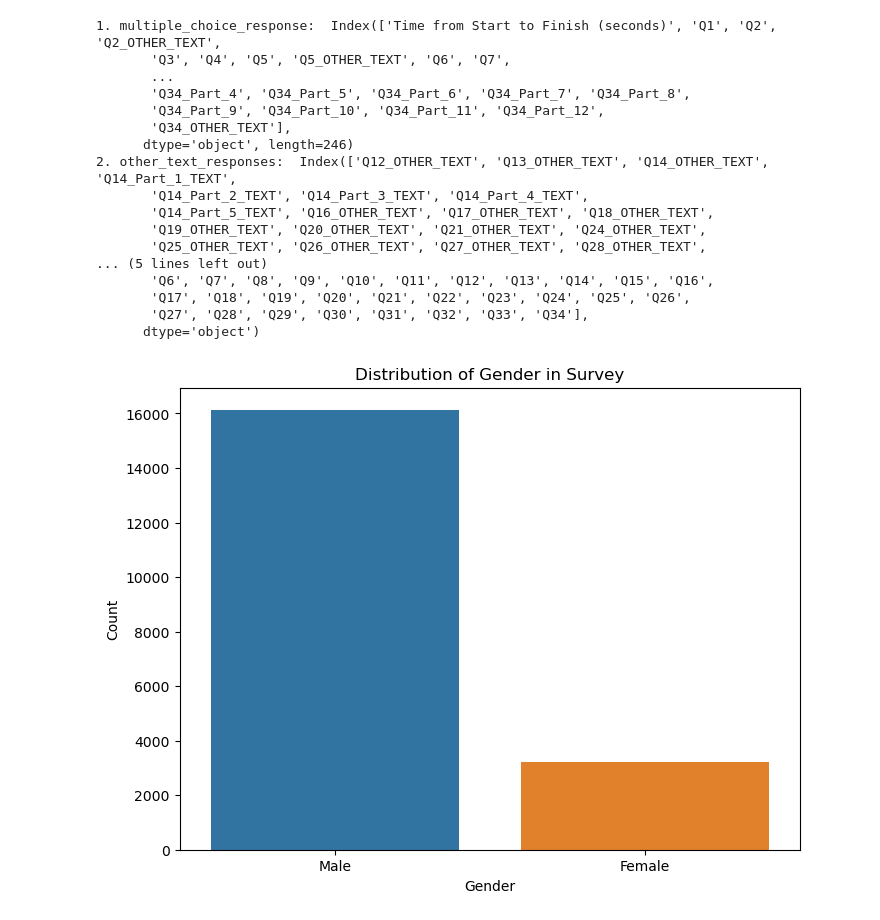
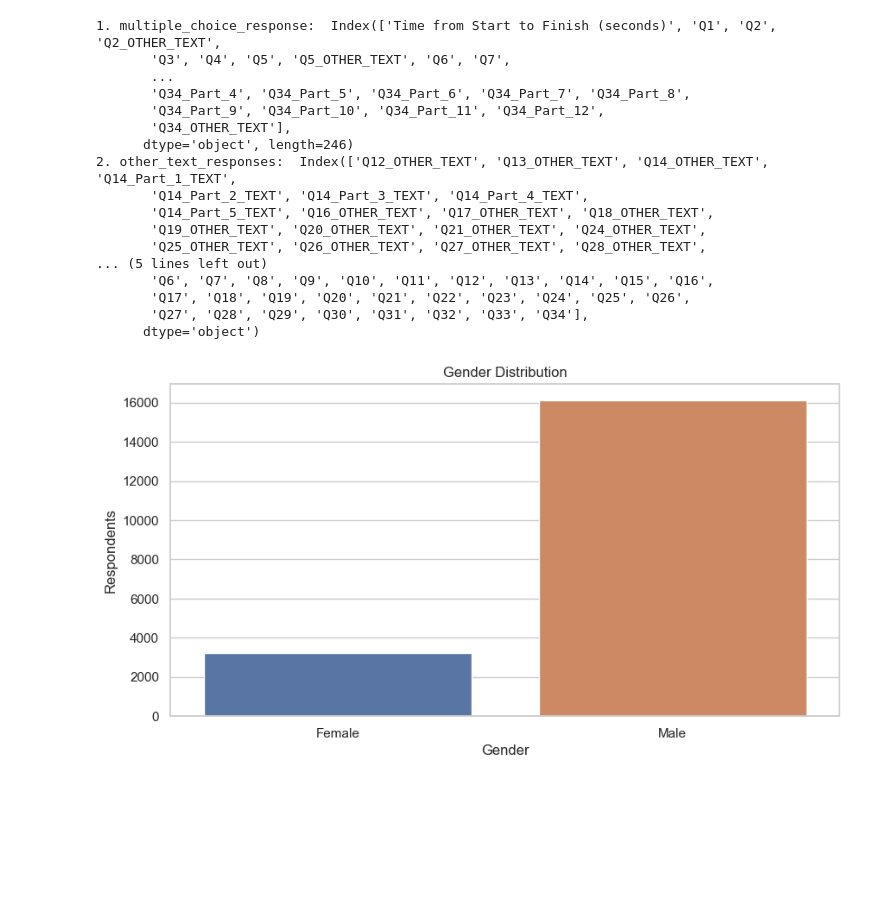
Before and after one commit to CCT-Dublin/capstone-project-feb-2024-ft-YumikoBejarano, a Jupyter notebook: CA 1 – Capstone Project Proposal.ipynb, the cells around one changed output. Saved outputs shown, nothing was run; the diff lists cells and outputs as text; code cells hidden in the pictures; blank space fills up the shorter version.

```diff
--- a/CA 1 – Capstone Project Proposal.ipynb
+++ b/CA 1 – Capstone Project Proposal.ipynb
@@ -1,11 +6,7 @@
 # %%
-import pandas as pd
-
-# Especifica el tipo de datos manualmente para todas las columnas
-dtype_dict = {col: str for col in multiple_choice_responses.columns}
-
 # Carga el conjunto de datos con el tipo de datos especificado
-multiple_choice_responses = pd.read_csv("Dataset/kaggle-survey-2019/multiple_choice_responses.csv", dtype=dtype_dict)
+# multiple_choice_responses = pd.read_csv("Dataset/kaggle-survey-2019/multiple_choice_responses.csv", dtype=dtype_dict)
+multiple_choice_responses = pd.read_csv("Dataset/kaggle-survey-2019/multiple_choice_responses.csv", low_memory=False)
 other_text_responses = pd.read_csv("Dataset/kaggle-survey-2019/other_text_responses.csv")
 questions_only = pd.read_csv("Dataset/kaggle-survey-2019/questions_only.csv")
 survey_schema = pd.read_csv("Dataset/kaggle-survey-2019/survey_schema.csv")
@@ -33,27 +34,28 @@ print("3. questions_only: ", questions_only.columns)
        'Q17', 'Q18', 'Q19', 'Q20', 'Q21', 'Q22', 'Q23', 'Q24', 'Q25', 'Q26',
        'Q27', 'Q28', 'Q29', 'Q30', 'Q31', 'Q32', 'Q33', 'Q34'],
       dtype='object')
+# %%
+multiple_choice_responses['Q3'].replace('United Kingdom of Great Britain and Northern Ireland', 'United Kingdom',
+                                       inplace = True)
+# %%
+# Seleccionar la columna Q2 y asignar un nombre de columna adecuado
+genders = multiple_choice_responses[['Q2']].drop(multiple_choice_responses.index[0])
+genders.columns = ['Gender']
+
+# Filtrar solo Female y Male, y luego agrupar y contar la cantidad de cada uno
+gender_distr = genders[(genders['Gender'] == 'Female') | (genders['Gender'] == 'Male')].groupby('Gender').size().reset_index(name='Respondents')
+
+# Crear el gráfico de barras
+fig, ax = plt.subplots(1,1,figsize=(10,5))
+ax.set_title('Gender Distribution')
+ax.set(xlabel='Gender', ylabel='Respondents')
+sns.set(style='whitegrid')
+ax = sns.barplot(x='Gender', y='Respondents', data=gender_distr, ax=ax)
+plt.show()
+# %% [output]
+[figure, added]
 # %%
 demographics = multiple_choice_responses[['Q1','Q2','Q3']].drop(multiple_choice_responses.index[0])
 demographics = demographics[(demographics['Q2'] == 'Female') | (demographics['Q2'] == 'Male')]
 demographics = demographics.rename(columns={'Q1':'Age_Group', 'Q2':'Gender', 'Q3':'Country'})
-# %%
-import matplotlib.pyplot as plt
-import seaborn as sns
-
-# Filtrar solo las filas con género "Female" o "Male"
-filtered_demographics = demographics[(demographics['Gender'] == 'Female') | (demographics['Gender'] == 'Male')]
-
-# Contar la cantidad de encuestados por género
-gender_counts = filtered_demographics['Gender'].value_counts()
-
-# Crear el gráfico de barras
-plt.figure(figsize=(8, 6))
-sns.barplot(x=gender_counts.index, y=gender_counts.values)
-plt.title('Distribution of Gender in Survey')
-plt.xlabel('Gender')
-plt.ylabel('Count')
-plt.show()
-# %% [output]
-[figure, removed]
 # %%
```
Also changed, not shown: parts of 6 cells of this notebook.
